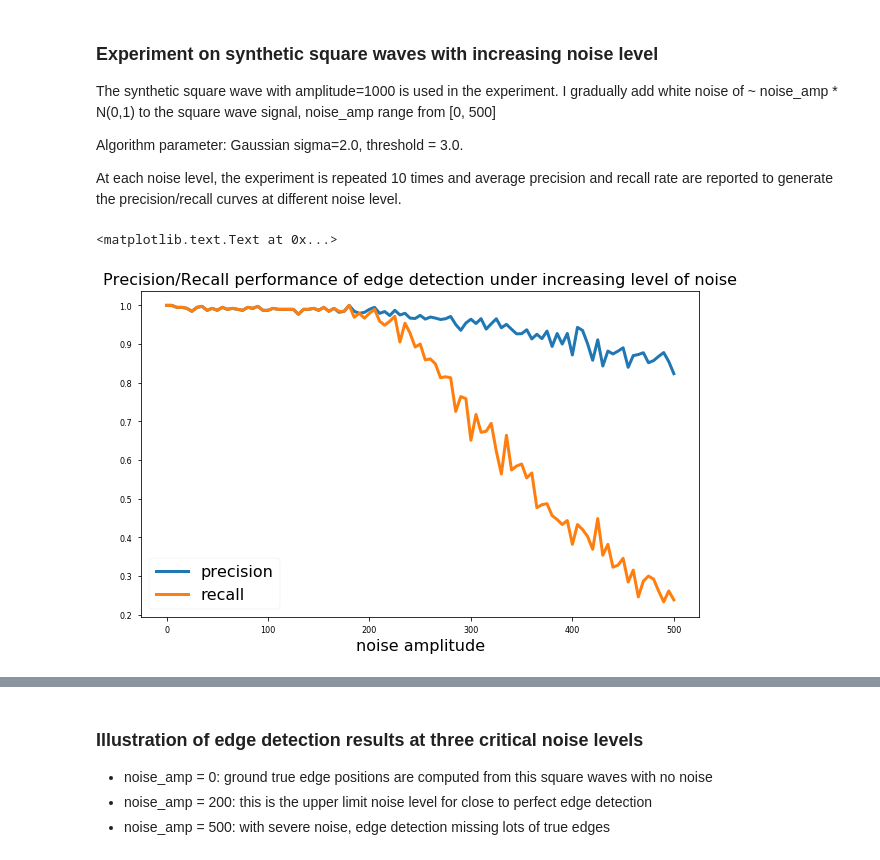
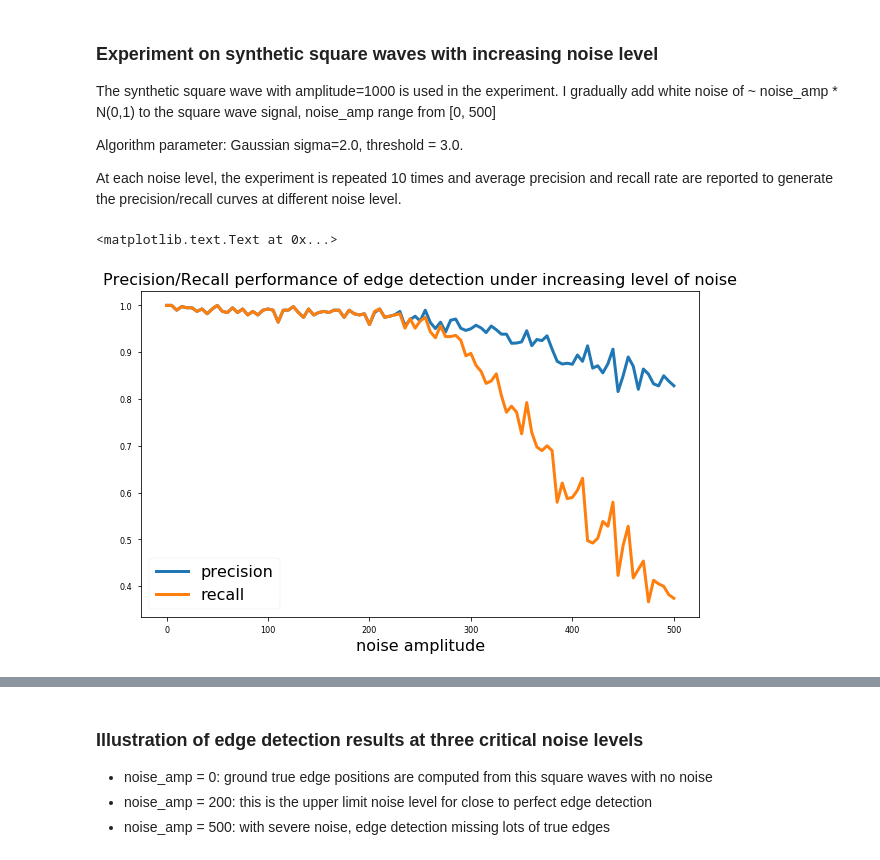
Before and after one commit to KKTT/time-series-python-exp, a Jupyter notebook: edge-detection/streaming_edge_detection.ipynb, the cells around one changed output, grey strips where cells are left out. Drawn from its saved outputs; the diff is of its cells as text; code cells hidden in the pictures.

```diff
--- a/edge-detection/streaming_edge_detection.ipynb
+++ b/edge-detection/streaming_edge_detection.ipynb
@@ -98,12 +98,12 @@ def streaming_edge_detection(x, sigma=2.0, threshold=3.0, visualize=False, addit
                         edge_val.append(dx_buffer[1])
                         last_negative = n-1
                         last_sign = -1
-            else:
-                # only update ma for non-edge deltas
+            if abs(dx_buffer[1]) <= 1.5 * ma:
+                # only update ma for data points below low threshold
                 ma = (1-alpha) * ma + alpha * abs(dx)
             ma_buffer[n] = ma
     if visualize:
-        plt.style.use('seaborn-poster')
+        plt.style.use('seaborn-paper')
         fig = plt.figure(figsize=(18,15))
         ax1 = fig.add_subplot(3,1,1)
         ax1.plot(x)
@@ -114,8 +114,8 @@ def streaming_edge_detection(x, sigma=2.0, threshold=3.0, visualize=False, addit
         ax2.plot(edge_pos, edge_val,"o", label="detected edge positions")
         #ax2.legend(loc="lower left")
         ax2.set_title("Gaussian derivative signal and edge detector results")
-        ax3 = fig.add_subplot(3,1,3)
-        ax3.plot(ma_buffer)
+        #ax3 = fig.add_subplot(3,1,3)
+        #ax3.plot(ma_buffer)
     return edges
 # %% [markdown]
 ### Evaluation of edge detection algoirthm
@@ -162,6 +162,9 @@ def edge_evaluate(gt_edges, dt_edges):
     fn += len(gt_edges) - i
     fp += len(dt_edges) - j
 
+    if tp == 0:
+        return 0,0
+
     precision = tp / (tp + fp)
     recall = tp / (tp + fn)
     return precision, recall
@@ -180,7 +183,7 @@ square = 500 * (signal.square(2 * np.pi / 50 * (t + 25), 0.5))
 x_clean =  square #+ linear
 
 # edge detector parameter
-threshold = 3.0 # edge if dx > threshold * ma
+threshold = 5.0 # edge if dx > threshold * ma
 sigma = 2.0 # gaussian smooth sigma
 nround = 10
 
@@ -188,34 +191,34 @@ precisions = []
 recalls = []
 noise_amps = np.arange(0,501,5)
 
 for noise_amp in noise_amps:
     mean_precision = 0
     mean_recall = 0
     for n in range(nround):
         noise = noise_amp * np.random.normal(0, 1.0, len(t))
         x_noisy = x_clean + noise
         gt_edges = streaming_edge_detection(x_clean, 0, threshold, False)
         dt_edges = streaming_edge_detection(x_noisy, sigma, threshold, False)
         precision, recall = edge_evaluate(gt_edges, dt_edges)
         mean_precision += precision
         mean_recall += recall
 
     mean_precision /= nround
     mean_recall /= nround
     precisions.append(mean_precision)
     recalls.append(mean_recall)
     #print("NoiseAmp={},Precision={}, recall={}".format(noise_amp, precision, recall))
 
 plt.style.use('seaborn-paper')
 fig = plt.figure(figsize=(10,6))
 plt.plot(noise_amps, precisions, linewidth=3.0, label='precision')
 plt.plot(noise_amps, recalls, linewidth=3.0, label='recall')
 plt.legend(loc='lower left', fontsize=16)
 plt.xlabel("noise amplitude", fontsize=16)
 plt.title("Precision/Recall performance of edge detection under increasing level of noise", fontsize=16)
 # %% [output]
 <matplotlib.text.Text at 0x...>
-[figure, old version]
+[figure, new version]
 # %% [markdown]
 ### Results analysis
 
```
Also changed, not shown: parts of 3 cells of this notebook.
